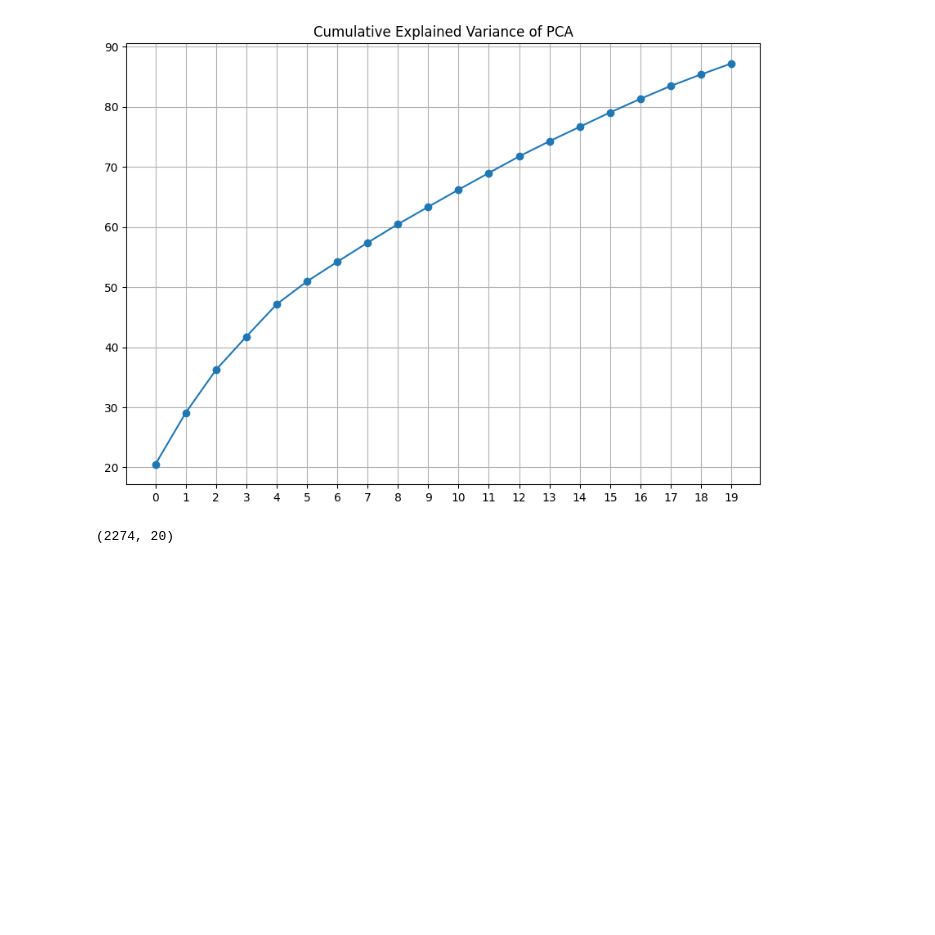
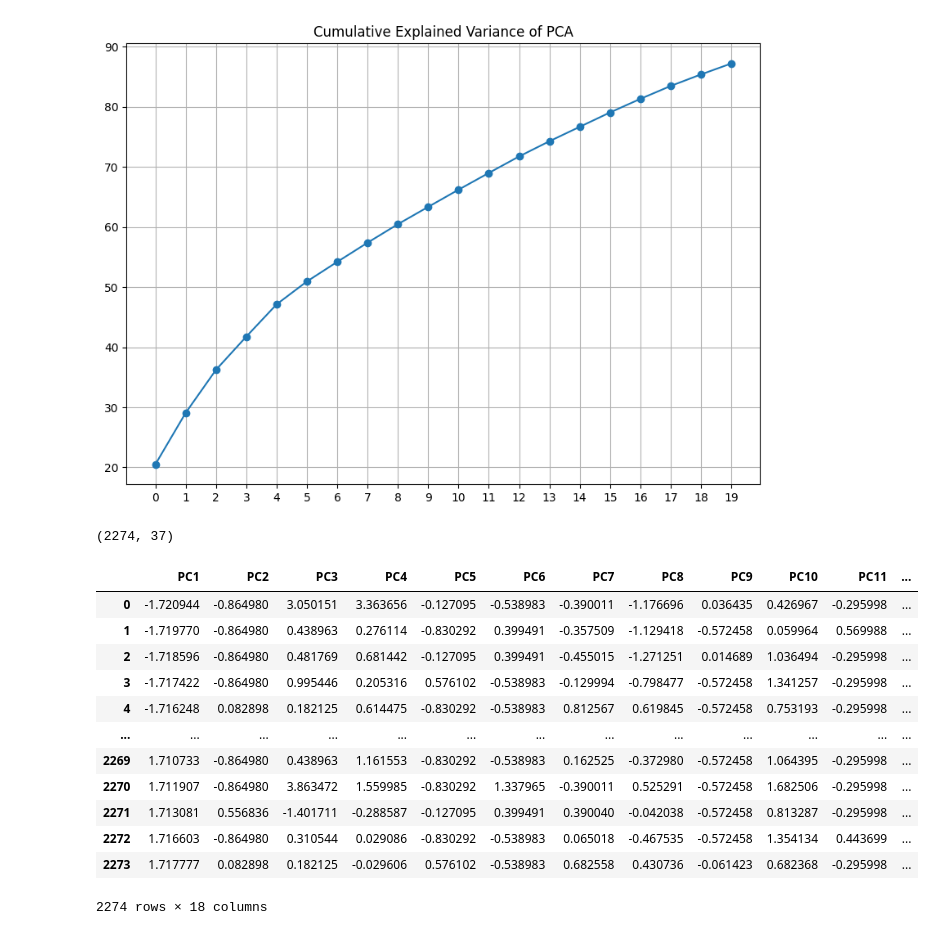
Before and after one commit to maruand/Neural-Network-In-Cpp, a Jupyter notebook: data_cleaning.ipynb, the cells around one changed output. Cells and saved outputs as stored; diff of their text form; code cells hidden in the pictures; blank space fills up the shorter version.

```diff
--- a/data_cleaning.ipynb
+++ b/data_cleaning.ipynb
@@ -62,7 +62,22 @@ plt.grid()
 # %%
 print(x.shape)
 data_df = pd.DataFrame(data=x[:,:17], columns=[f'PC{i+1}' for i in range(17)])
 data_df['target'] = target
-data_df.to_csv('data/processed_data.csv', index=False)
+
+# data_df.to_csv('data/processed_data.csv', index=False)
+data_df
 # %% [output]
-(2274, 20)
+(2274, 37)
+|  | PC1 | PC2 | PC3 | PC4 | PC5 | PC6 | PC7 | PC8 | PC9 | PC10 | PC11 | ... |
+| 0 | -1.720944 | -0.864980 | 3.050151 | 3.363656 | -0.127095 | -0.538983 | -0.390011 | -1.176696 | 0.036435 | 0.426967 | -0.295998 | ... |
+| 1 | -1.719770 | -0.864980 | 0.438963 | 0.276114 | -0.830292 | 0.399491 | -0.357509 | -1.129418 | -0.572458 | 0.059964 | 0.569988 | ... |
+| 2 | -1.718596 | -0.864980 | 0.481769 | 0.681442 | -0.127095 | 0.399491 | -0.455015 | -1.271251 | 0.014689 | 1.036494 | -0.295998 | ... |
+| 3 | -1.717422 | -0.864980 | 0.995446 | 0.205316 | 0.576102 | -0.538983 | -0.129994 | -0.798477 | -0.572458 | 1.341257 | -0.295998 | ... |
+| 4 | -1.716248 | 0.082898 | 0.182125 | 0.614475 | -0.830292 | -0.538983 | 0.812567 | 0.619845 | -0.572458 | 0.753193 | -0.295998 | ... |
+| ... | ... | ... | ... | ... | ... | ... | ... | ... | ... | ... | ... | ... |
+| 2269 | 1.710733 | -0.864980 | 0.438963 | 1.161553 | -0.830292 | -0.538983 | 0.162525 | -0.372980 | -0.572458 | 1.064395 | -0.295998 | ... |
+| 2270 | 1.711907 | -0.864980 | 3.863472 | 1.559985 | -0.830292 | 1.337965 | -0.390011 | 0.525291 | -0.572458 | 1.682506 | -0.295998 | ... |
+| 2271 | 1.713081 | 0.556836 | -1.401711 | -0.288587 | -0.127095 | 0.399491 | 0.390040 | -0.042038 | -0.572458 | 0.813287 | -0.295998 | ... |
+| 2272 | 1.716603 | -0.864980 | 0.310544 | 0.029086 | -0.830292 | -0.538983 | 0.065018 | -0.467535 | -0.572458 | 1.354134 | 0.443699 | ... |
+| 2273 | 1.717777 | 0.082898 | 0.182125 | -0.029606 | 0.576102 | -0.538983 | 0.682558 | 0.430736 | -0.061423 | 0.682368 | -0.295998 | ... |
+2274 rows × 18 columns
```
Also changed, not shown: 6 other files.
